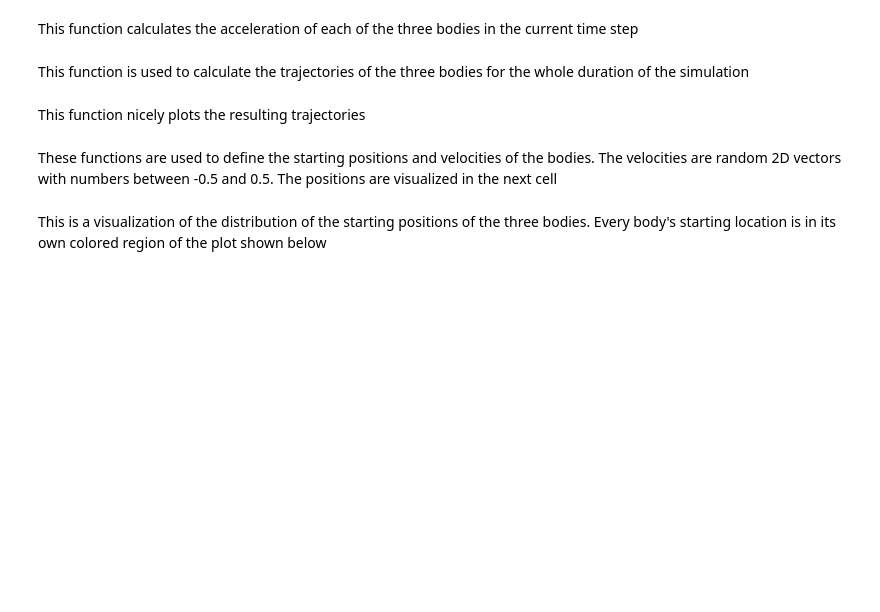
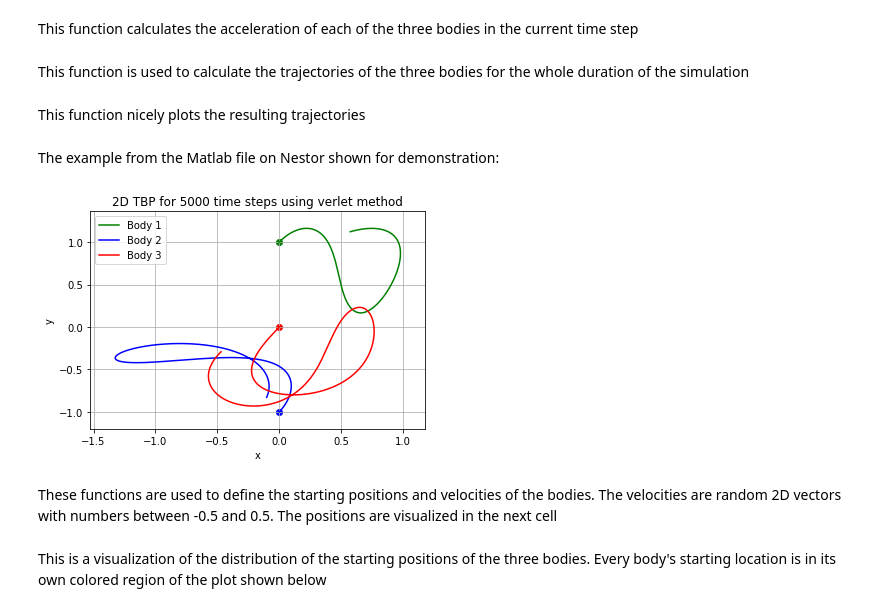
Before and after one commit to i4ata/NN_TBP, a Jupyter notebook: data_generator.ipynb, the cells around one changed output. Saved outputs shown, nothing was run; the diff lists cells and outputs as text; code cells hidden in the pictures; blank space fills up the shorter version.

```diff
--- a/data_generator.ipynb
+++ b/data_generator.ipynb
@@ -99,6 +99,28 @@ def plot(x,y):
     plt.ylabel("y")
     plt.legend([Body1, Body2, Body3],['Body 1','Body 2','Body 3'])
     plt.show()
+# %% [markdown]
+The example from the Matlab file on Nestor shown for demonstration:
+# %%
+x1 = 0
+y1 = 1
+x2 = -x1
+y2 = -y1
+x3 = 0
+y3 = 0
+
+vx1 =  0.3471;
+vy1 =  0.5327;
+vx2 = vx1;
+vy2 = vy1;
+vx3 = -2*vx1
+vy3 = -2*vy1
+
+x,y = verlet_method(max_t, step, M, G, x1, y1, vx1, vy1, x2, y2, vx2, vy2, x3, y3, vx3, vy3)
+
+plot(x,y)
+# %% [output]
+[figure, added]
 # %% [markdown]
 These functions are used to define the starting positions and velocities of the bodies. The velocities are random 2D vectors with numbers between -0.5 and 0.5. The positions are visualized in the next cell
 # %%
```
